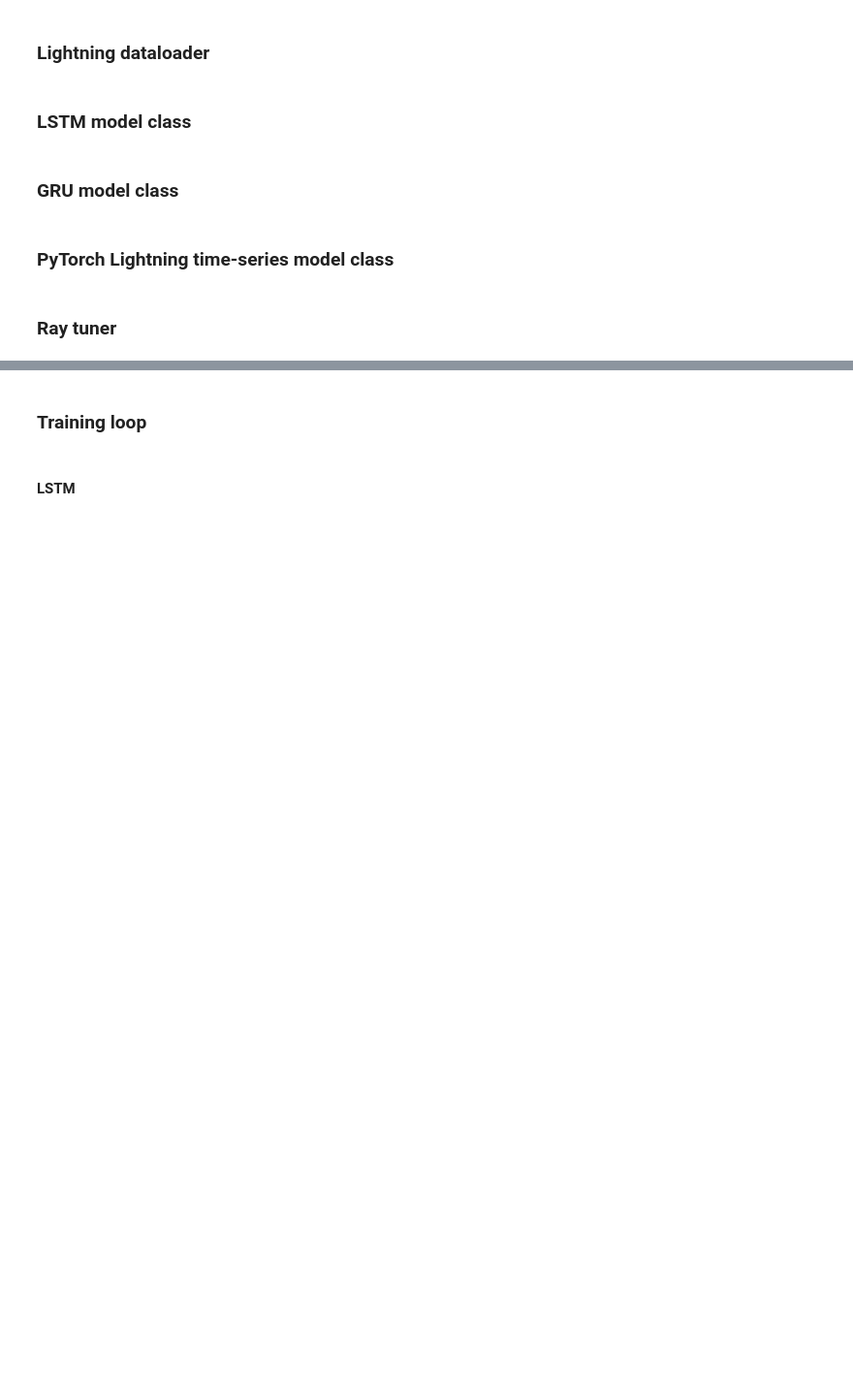
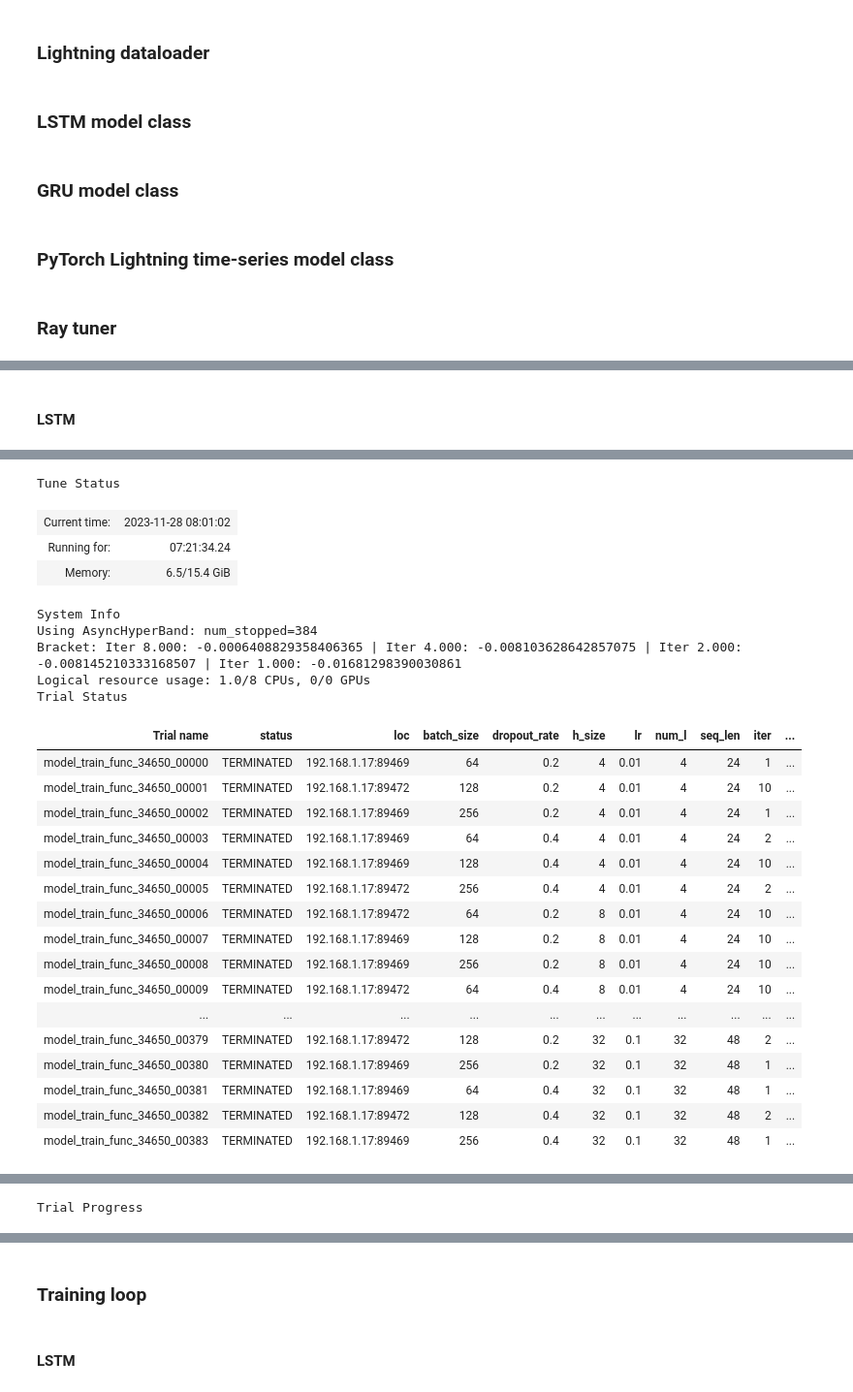
Before and after one commit to mrcljns/GRU-ML-presentation, a Jupyter notebook: gru_notebook.ipynb, the cells around one changed output, grey strips where cells are left out. Shown at 97% size. Saved outputs shown, nothing was run; the diff lists cells and outputs as text; code cells hidden in the pictures; blank space fills up the shorter version.

Commit message:
Fixed issue with running OOM

```diff
--- a/gru_notebook.ipynb
+++ b/gru_notebook.ipynb
@@ -344,7 +339,7 @@ class GRUModel(nn.Module):
 ### PyTorch Lightning time-series model class
 # %%
 # Time-series model created with lightning
-class TSModel(L.LightningModule):
+class TSModel(pl.LightningModule):
     def __init__(self, model, lr=0.01):
         super().__init__()
         # Model of choice (either LSTM or GRU)
@@ -382,5 +377,30 @@ class TSModel(L.LightningModule):
         return optimizer
 # %% [markdown]
 ### Ray tuner
+# %%
+ray_epochs = 10
+
+config = {
+    "seq_len": tune.grid_search([24, 48])
+    , "h_size": tune.grid_search([4, 8, 16, 32])
+    , "num_l": tune.grid_search([4, 8, 16, 32])
+    , "dropout_rate": tune.grid_search([0.2, 0.4])
+    , "lr": tune.grid_search([1e-2, 1e-1])
+    , "batch_size": tune.grid_search([64, 128, 256])
+}
+
+scheduler_asha = ASHAScheduler(
+    max_t=10,
+    grace_period=1,
+    reduction_factor=2,
+)
+
+tune_report_callback = TuneReportCheckpointCallback(
+    metrics={
+    "val_loss": "val_loss"
+    },
+    filename="ray_ckpt",
+    on="validation_end",
+)
 # %%
 # Function for training model with Ray tuner
@@ -719,0 +448,20 @@ ray.exceptions.RayTaskError(FileNotFoundError): ray::_Inner.train() (pid=45544,
+# %% [markdown]
+#### LSTM
+# %%
+# LSTM hyperparameter tuning
+pl.seed_everything(42, workers=True)
+
+lstm_search_results = tune.run(
+    tune.with_parameters(
+        model_train_func
+        , max_epochs=ray_epochs
+        , model_type="LSTM"
+        )
+        , metric="val_loss"
+        , mode="min"
+        , config=config
+        , num_samples=1
+        , scheduler=scheduler_asha
+        , max_concurrent_trials=2
+)
+# %% [output]
@@ -719,0 +474,26 @@ ray.exceptions.RayTaskError(FileNotFoundError): ray::_Inner.train() (pid=45544,
+Tune Status
+| Current time: | 2023-11-28 08:01:02 |
+| Running for: | 07:21:34.24 |
+| Memory: | 6.5/15.4 GiB |
+System Info
+Using AsyncHyperBand: num_stopped=384
+Bracket: Iter 8.000: -0.0006408829358406365 | Iter 4.000: -0.008103628642857075 | Iter 2.000: -0.008145210333168507 | Iter 1.000: -0.01681298390030861
+Logical resource usage: 1.0/8 CPUs, 0/0 GPUs
+Trial Status
+| Trial name | status | loc | batch_size | dropout_rate | h_size | lr | num_l | seq_len | iter | ... |
+| model_train_func_34650_00000 | TERMINATED | 192.168.1.17:89469 | 64 | 0.2 | 4 | 0.01 | 4 | 24 | 1 | ... |
+| model_train_func_34650_00001 | TERMINATED | 192.168.1.17:89472 | 128 | 0.2 | 4 | 0.01 | 4 | 24 | 10 | ... |
+| model_train_func_34650_00002 | TERMINATED | 192.168.1.17:89469 | 256 | 0.2 | 4 | 0.01 | 4 | 24 | 1 | ... |
+| model_train_func_34650_00003 | TERMINATED | 192.168.1.17:89469 | 64 | 0.4 | 4 | 0.01 | 4 | 24 | 2 | ... |
+| model_train_func_34650_00004 | TERMINATED | 192.168.1.17:89469 | 128 | 0.4 | 4 | 0.01 | 4 | 24 | 10 | ... |
+| model_train_func_34650_00005 | TERMINATED | 192.168.1.17:89472 | 256 | 0.4 | 4 | 0.01 | 4 | 24 | 2 | ... |
+| model_train_func_34650_00006 | TERMINATED | 192.168.1.17:89472 | 64 | 0.2 | 8 | 0.01 | 4 | 24 | 10 | ... |
+| model_train_func_34650_00007 | TERMINATED | 192.168.1.17:89469 | 128 | 0.2 | 8 | 0.01 | 4 | 24 | 10 | ... |
+| model_train_func_34650_00008 | TERMINATED | 192.168.1.17:89469 | 256 | 0.2 | 8 | 0.01 | 4 | 24 | 10 | ... |
+| model_train_func_34650_00009 | TERMINATED | 192.168.1.17:89472 | 64 | 0.4 | 8 | 0.01 | 4 | 24 | 10 | ... |
+| ... | ... | ... | ... | ... | ... | ... | ... | ... | ... | ... |
+| model_train_func_34650_00379 | TERMINATED | 192.168.1.17:89472 | 128 | 0.2 | 32 | 0.1 | 32 | 48 | 2 | ... |
+| model_train_func_34650_00380 | TERMINATED | 192.168.1.17:89469 | 256 | 0.2 | 32 | 0.1 | 32 | 48 | 1 | ... |
+| model_train_func_34650_00381 | TERMINATED | 192.168.1.17:89469 | 64 | 0.4 | 32 | 0.1 | 32 | 48 | 1 | ... |
+| model_train_func_34650_00382 | TERMINATED | 192.168.1.17:89472 | 128 | 0.4 | 32 | 0.1 | 32 | 48 | 2 | ... |
+| model_train_func_34650_00383 | TERMINATED | 192.168.1.17:89469 | 256 | 0.4 | 32 | 0.1 | 32 | 48 | 1 | ... |
@@ -719,0 +515 @@ ray.exceptions.RayTaskError(FileNotFoundError): ray::_Inner.train() (pid=45544,
+Trial Progress
```
Also changed, not shown: parts of 21 cells of this notebook.
